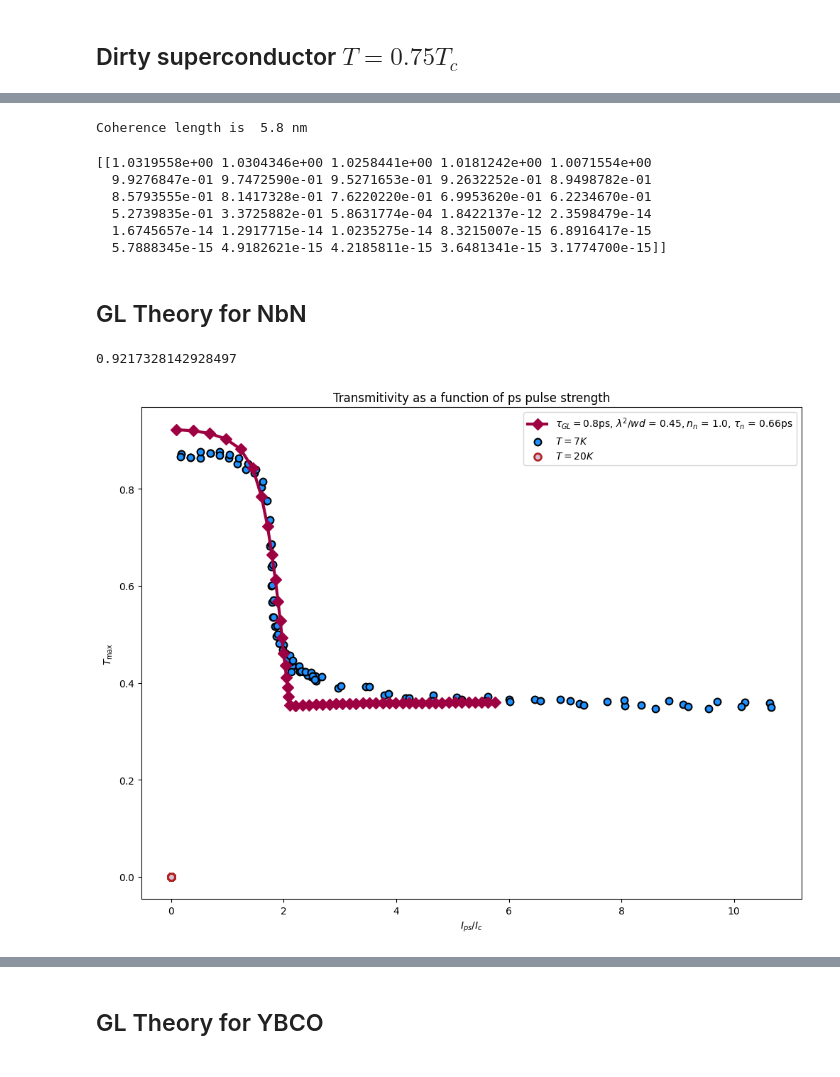
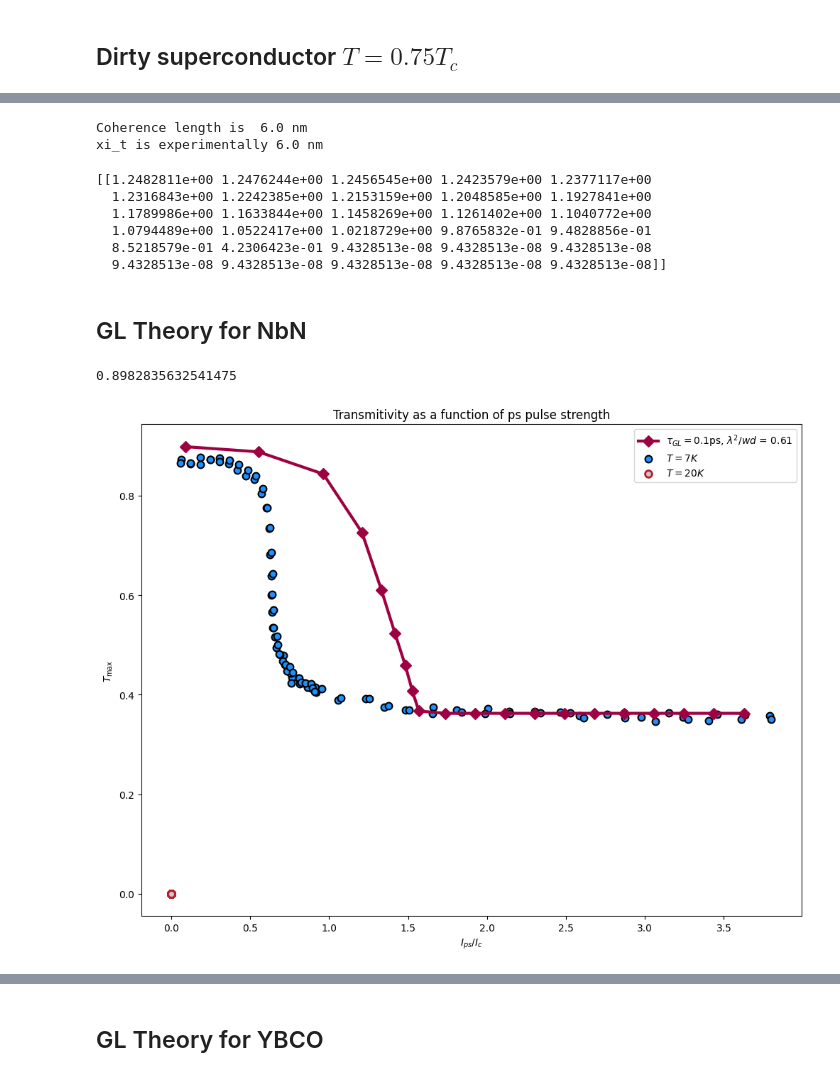
Before and after one commit to j-curtis/psBQP, a Jupyter notebook: Final_plots_and_data.ipynb, the cells around one changed output, grey strips where cells are left out. Saved outputs shown, nothing was run; the diff lists cells and outputs as text; code cells hidden in the pictures.

```diff
--- a/Final_plots_and_data.ipynb
+++ b/Final_plots_and_data.ipynb
@@ -227,7 +226,6 @@ sc_data_y = data_2
 normal_data_x = data_4
 sc_data_x = data_3
 
-
 eta_list = [0.1]
 temp_list = [0.45]
 phonon_scattering_list = [0.00]
@@ -236,7 +234,7 @@ data_theory_dictionaries = []
 for eta in eta_list:
     for temp in temp_list:
         for phonon_scattering in phonon_scattering_list:
-            filename = 'Quasi-static-evolution-T:' + str(np.round(temp,2)) + ' phonons:' + str(np.round(phonon_scattering,2)) + ' eta:' + str(np.round(eta,2)) + '-Contact' + '.pkl'
+            filename = 'Quasi-static-evolution-T:' + str(np.round(temp,2)) + ' phonons:' + str(np.round(phonon_scattering,2)) + ' eta:' + str(np.round(eta,2)) + '-Contact' + '-2.pkl'
             data_theory_dictionaries += [load_file(filename)]
             labels += [r'$\eta$=' + str(np.round(eta,2)) + r', $T$=' + str(np.round(temp,2)) + r', $\sigma_{\rm phon}$=' + str(np.round(phonon_scattering,2))]
 
@@ -408,7 +424,7 @@ data_theory_dictionaries = []
 for eta in eta_list:
     for temp in temp_list:
         for phonon_scattering in phonon_scattering_list:
-            filename = 'Quasi-static-evolution-T:' + str(np.round(temp,2)) + ' phonons:' + str(np.round(phonon_scattering,2)) + ' eta:' + str(np.round(eta,2)) + '-Contact.pkl'
+            filename = 'Quasi-static-evolution-T:' + str(np.round(temp,2)) + ' phonons:' + str(np.round(phonon_scattering,2)) + ' eta:' + str(np.round(eta,2)) + '-Contact-2.pkl'
             data_theory_dictionaries += [load_file(filename)]
             labels += [r'$\eta$=' + str(np.round(eta,2)) + r', $T$=' + str(np.round(temp,2)) + r', $\sigma_{\rm phon}$=' + str(np.round(phonon_scattering,2))]
 
@@ -521,6 +542,6 @@ print(filtered_transmitivity)
 # %%
 
-I_c = 12
+I_c = 10.2
 fig, axs = plt.subplots(1,1,figsize = (10,8))
 axs.set_ylabel(r'$T_{\rm max}$')
 axs.set_xlabel(r'$I_{ps}[mA]$')
@@ -550,25 +571,29 @@ def compute_coherence_length(critical_current, r_n, max_current, gap_0):
     kbtc_over_e =  1.33 #(mV)
     # crtic_current in mA
     # return is in nm
-    return kbtc_over_e / r_n * max_current / critical_current * 30e3 /np.sqrt(gap_0)#
+    return kbtc_over_e / r_n * max_current / critical_current * 30e3 /np.sqrt(gap_0 * 2)#
 
 current_max = data_theory_dictionaries[data_index]['q_scan_current_max']
-resistivity = 170
-critical_current = 12
+resistivity = 165
+critical_current = 14.8
 gap_0 = np.max(data_theory_dictionaries[data_index]['q_scan_gaps'])
 coherence_length = compute_coherence_length(critical_current, resistivity, current_max, gap_0)
 print('Coherence length is ', np.round(coherence_length,1), 'nm')
+
+xi_t = np.sqrt(1.62/gap_0) * 5.24
+print('xi_t is experimentally', np.round(xi_t,1), 'nm')
 # %% [output]
-Coherence length is  5.8 nm
+Coherence length is  6.0 nm
+xi_t is experimentally 6.0 nm
 # %%
 print(data_theory_dictionaries[data_index]['q_scan_gaps'])
 # %% [output]
-[[1.0319558e+00 1.0304346e+00 1.0258441e+00 1.0181242e+00 1.0071554e+00
-  9.9276847e-01 9.7472590e-01 9.5271653e-01 9.2632252e-01 8.9498782e-01
-  8.5793555e-01 8.1417328e-01 7.6220220e-01 6.9953620e-01 6.2234670e-01
-  5.2739835e-01 3.3725882e-01 5.8631774e-04 1.8422137e-12 2.3598479e-14
-  1.6745657e-14 1.2917715e-14 1.0235275e-14 8.3215007e-15 6.8916417e-15
-  5.7888345e-15 4.9182621e-15 4.2185811e-15 3.6481341e-15 3.1774700e-15]]
+[[1.2482811e+00 1.2476244e+00 1.2456545e+00 1.2423579e+00 1.2377117e+00
+  1.2316843e+00 1.2242385e+00 1.2153159e+00 1.2048585e+00 1.1927841e+00
+  1.1789986e+00 1.1633844e+00 1.1458269e+00 1.1261402e+00 1.1040772e+00
+  1.0794489e+00 1.0522417e+00 1.0218729e+00 9.8765832e-01 9.4828856e-01
+  8.5218579e-01 4.2306423e-01 9.4328513e-08 9.4328513e-08 9.4328513e-08
+  9.4328513e-08 9.4328513e-08 9.4328513e-08 9.4328513e-08 9.4328513e-08]]
 # %% [markdown]
 ## GL Theory for NbN
 # %%
@@ -636,22 +661,16 @@ sf_to_normal_fractions = [0.0,4.0]
 max_iter = 1
 #gl_times = [1,2,3,10,15]
 """
-gl_times = [0.7]#,0.7,1.0,1.2
-ab_penetrations = [200] # 300, 400, 200
-I_cs = [2.01] # 0.885, 0.515, 2.01
-normal_fluid_collision_times = np.array([0.66,0.9,1.0,0.3])
-normal_resistances = [150]
+
+gl_times = [0.1]
+ab_penetrations = [350]
+I_cs = [0.68]
+normal_resistances = [170]
+
 sf_to_normal_fractions = [0.0]
 max_iter = 1
 
-gl_times = [0.8]#,0.8,1.0,1.2,1.4
-ab_penetrations = [300]
-I_cs = [0.885]
-normal_resistances = [140]
-normal_fluid_collision_times = [0.66]#np.flip(np.sort([0.8,0.01,0.3,3.0]))
-sf_to_normal_fractions = [0.0]
-max_iter = 1
-
+normal_fluid_collision_times = [0]
 my_colors = ['teal','orange','purple','lightblue']
 colors = get_colors(8, 'Spectral')
 my_colors = colors
@@ -672,7 +691,6 @@ for penetration_index in range(len(ab_penetrations)):
                     sample_length = 30 * um
                     light_velocity = 3e2 * um/ps
                     z_0 = 376.7 * ohm
-                    resistance = 200 *ohm /z_0 * 2.5
 
                     width = 10 * um
                     ab_penetration = 350 * nm # 350 * nm
@@ -687,38 +705,40 @@ for penetration_index in range(len(ab_penetrations)):
                     i_0 = 0.261 /coherence_length # turns current into units of mA
                     v_0 = 0.329 / coherence_length * sample_length / t_pulse # turns voltage into units of mV
 
                     ab_penetration = ab_penetrations[penetration_index] * nm
                     I_c = I_cs[penetration_index]
                     I_dc = 0 # run also for - this and for 14.3/18.2 biases with plus and minus
                     I_ps_list = np.linspace(0.1,15,30) * I_c
 
                     N_sites = 100
                     times = np.linspace(-5,10,200)
-                    resistance = 150 /z_0  *ohm
-
+                    resistance = normal_resistances[0]/z_0
                     parameters = {'t_p/tau_GL':t_pulse/gl_time,'tau_N/t_p': normal_fluid_collision_time/t_pulse,'resistivity':resistance * light_velocity * t_pulse/sample_length, 'W/lambda':width * thickness/ab_penetration**2, 'xi/W': coherence_length/width, 'v_0/i_0/z_T':v_0/i_0/transmission_impedance, 'v_0/i_0/z_0' : v_0/i_0/z_0, 'z_s/z_T': auxiliary_series_impedance/transmission_impedance,'sf_to_normal_fraction' : superfluid_fraction }
 
-                    filename_list += ['Clean_data/NbN-Transmission-for-generative-model-tau_gl={}ps-w_vs_lambda={}-with_DC_bias={}-sf_fraction={}-inductance={}-max-iter={}'.format(np.round(1/parameters['t_p/tau_GL'],2), np.round(parameters['W/lambda'],2),np.round(I_dc/I_c,2), np.round(parameters['sf_to_normal_fraction'],2), np.round(parameters['tau_N/t_p'],2),max_iter) ]
+                    filename_list += ['NbN-Transmission-with-resistor-for-tau_gl={}ps-w_vs_lambda={}-with_DC_bias={} and resistivity-{}'.format(np.round(1/parameters['t_p/tau_GL'],2), np.round(parameters['W/lambda'],2),np.round(I_dc/I_c,2), np.round(parameters['resistivity'],2))]
 
 
 
 for filename in filename_list:
     params, I_ps_list,i_max_list = load_data(filename)
     I_c = params['I_c']
     #axs.scatter((i_max_list/I_c ), (i_max_list/I_ps_list  ) * scaling_factor ,linewidth = 2, label = r'$\tau_{GL} = $' + str(np.round(1/params['t_p/tau_GL'],1)) + 'ps' + ', w/lambda = ' + str(np.round(params['W/lambda'],2)) + 'R = ' + str(np.round(params['sf_to_normal_fraction'],2)) + 'L_n = ' + str(np.round(params['tau_N/t_p'],2)), color = my_colors[filename_list.index(filename) % len(my_colors)],edgecolor = 'black', zorder = 10, s = 130)
-    axs.plot((i_max_list/I_c ), (i_max_list/I_ps_list  ) * scaling_factor,linewidth = 3, label = r'$\tau_{GL} = $' + str(np.round(1/params['t_p/tau_GL'],1)) + 'ps' + r', $\lambda^2/wd$ = ' + str(np.round(1/params['W/lambda'],2)) + r'$, n_n$ = ' + str(np.round(1/(1+params['sf_to_normal_fraction']),2)) + r', $\tau_n$ = ' + str(np.round(params['tau_N/t_p'],2) ) + 'ps', color = my_colors[filename_list.index(filename) % len(my_colors)], zorder = 10, marker = 'D', markersize = 8)
 
     print(np.max(i_max_list/I_ps_list))
+    x_data = i_max_list/I_c
+    y_data = (i_max_list/I_ps_list  ) * scaling_factor
+    axs.plot(x_data, y_data,linewidth = 3, label = r'$\tau_{GL} = $' + str(np.round(1/params['t_p/tau_GL'],1)) + 'ps' + r', $\lambda^2/wd$ = ' + str(np.round(1/params['W/lambda'],2)), color = my_colors[filename_list.index(filename) % len(my_colors)], zorder = 10, marker = 'D', markersize = 8)
+    save_two_column_text(data = np.array([x_data,y_data]).T,filename='NbN_7K_GL' + '.dat')
 
-I_c = 11
+
+I_c = 30.87
 axs.scatter(np.abs(sc_data_x)/I_c , sc_data_y, color = 'dodgerblue', marker = 'o',label = r'$T = 7K$', edgecolors='black', s = 50, linewidth = 1.5)
 axs.scatter(np.abs(normal_data_x)/I_c , normal_data_y, color = 'thistle', marker = 'o',label =  r'$T = 20K$', edgecolors='firebrick', s = 50, linewidth = 2)
-
 
 plt.legend()
 
 
 plt.show()
 # %% [output]
-0.9217328142928497
+0.8982835632541475
-[figure, old version]
+[figure, new version]
```
Also changed, not shown: parts of 14 cells of this notebook, 22 other files.
